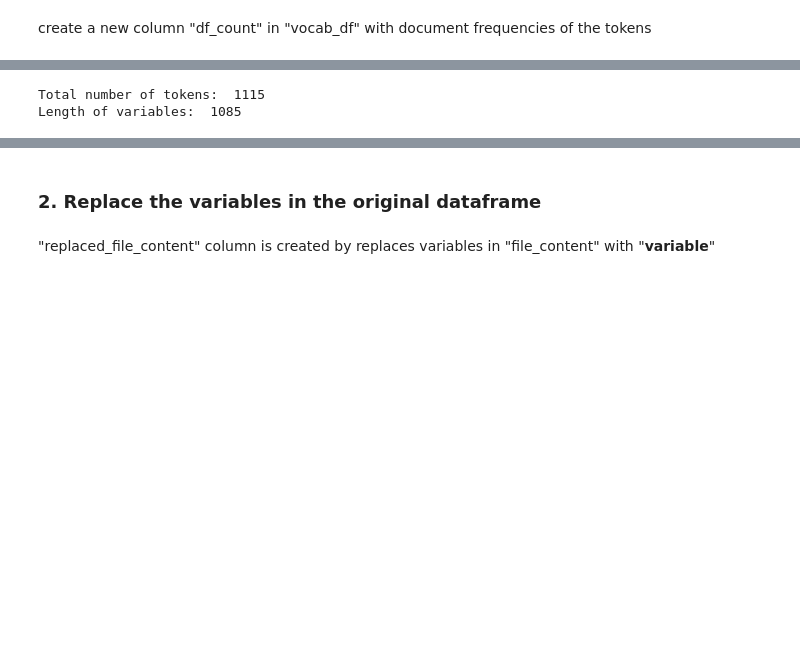
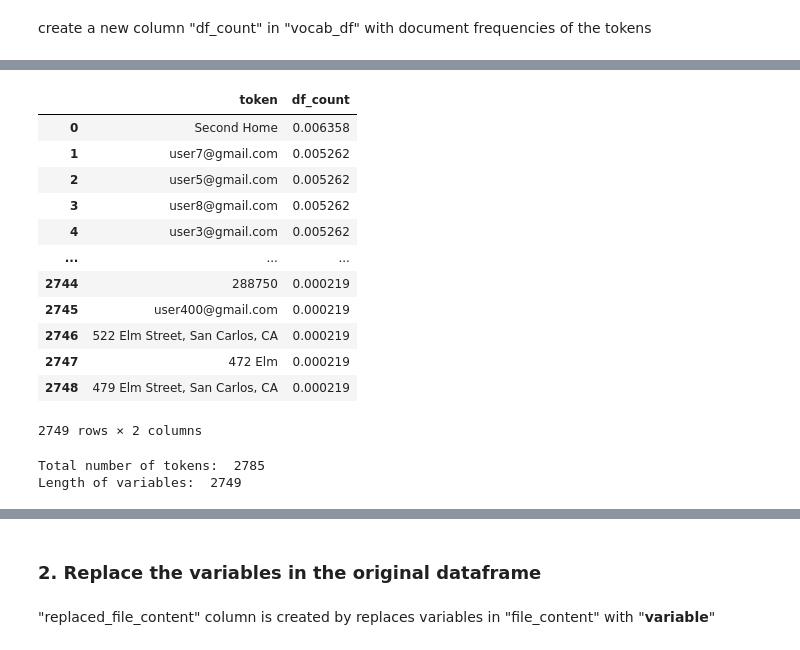
Before and after one commit to alluri1/tests-compression, a Jupyter notebook: notebooks/Identify variables.ipynb, the cells around one changed output, grey strips where cells are left out. Cells and saved outputs as stored; diff of their text form; code cells hidden in the pictures; blank space fills up the shorter version.

```diff
--- a/notebooks/Identify variables.ipynb
+++ b/notebooks/Identify variables.ipynb
@@ -129,0 +132,17 @@ vocab_df.sort_values(by=["df_count"], ascending= False, ignore_index= True)
+# %%
+#sort the tokens in decreasing order of frequency
+variable_df.sort_values(by=["df_count"], ascending= False, ignore_index= True)
+# %% [output]
+|  | token | df_count |
+| 0 | Second Home | 0.006358 |
+| 1 | user7@gmail.com | 0.005262 |
+| 2 | user5@gmail.com | 0.005262 |
+| 3 | user8@gmail.com | 0.005262 |
+| 4 | user3@gmail.com | 0.005262 |
+| ... | ... | ... |
+| 2744 | 288750 | 0.000219 |
+| 2745 | user400@gmail.com | 0.000219 |
+| 2746 | 522 Elm Street, San Carlos, CA | 0.000219 |
+| 2747 | 472 Elm | 0.000219 |
+| 2748 | 479 Elm Street, San Carlos, CA | 0.000219 |
+2749 rows × 2 columns
@@ -130,11 +152,9 @@ vocab_df.sort_values(by=["df_count"], ascending= False, ignore_index= True)
 # %%
-variables = vocab_df[vocab_df["df_count"]<DF_THRESHOLD]["token"]
 print("Total number of tokens: ", len(vocab_df))
 print("Length of variables: ", len(variables))
-variables= list(variables)
 # %% [output]
-Total number of tokens:  1115
-Length of variables:  1085
+Total number of tokens:  2785
+Length of variables:  2749
 # %%
 variables[:10]
 # %% [output]
```
Also changed, not shown: parts of 17 cells of this notebook, 2 other files.
